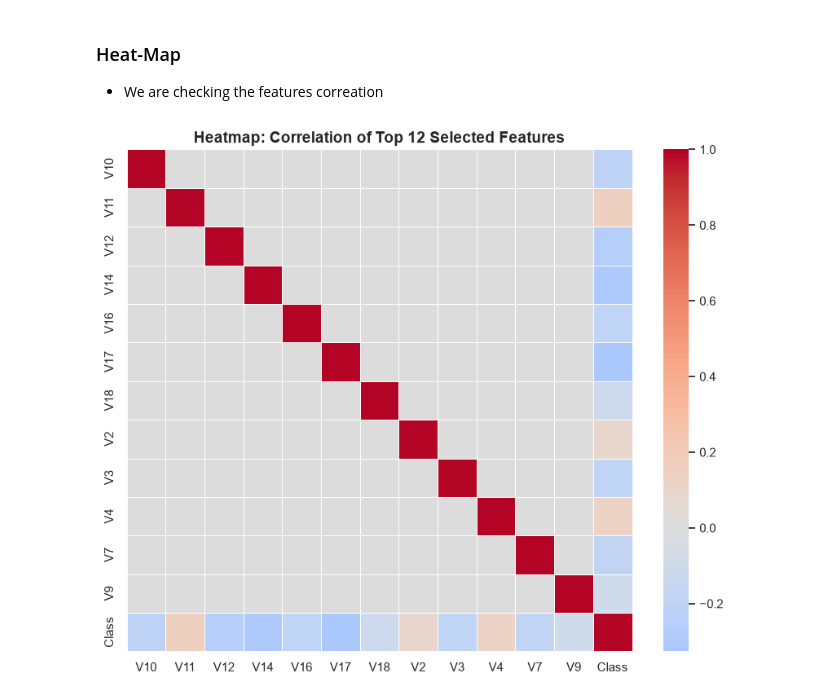
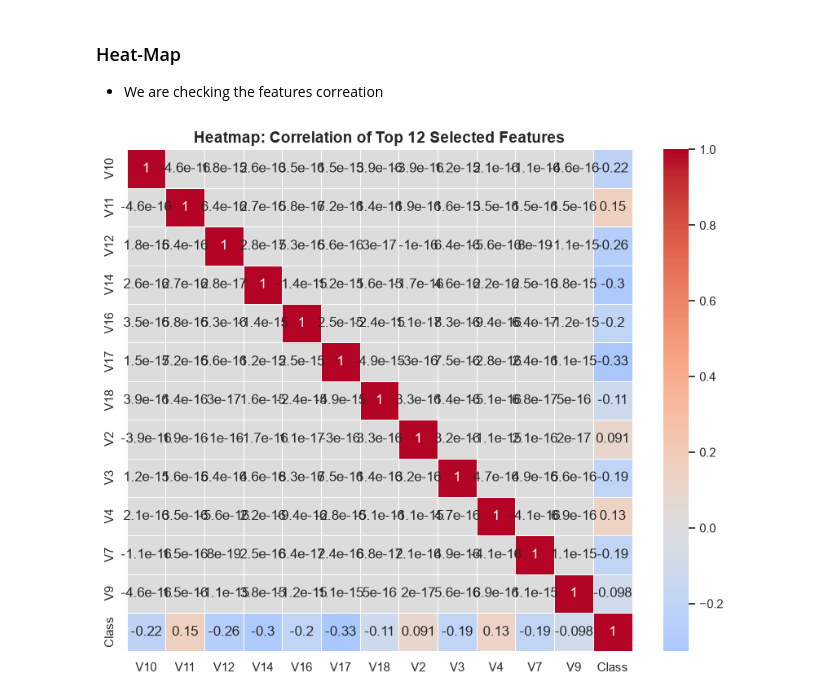
Before and after one commit to Abishek-230606/Credit-Card-Fraud-Detection-under-Severe-Class-Imbalence, a Jupyter notebook: dataset_statistics_and_feature_selection/dataset_statistics.ipynb, the cells around one changed output. Drawn from its saved outputs; the diff is of its cells as text; code cells hidden in the pictures.

Commit message:
Fix refactoring issues, correct heatmaps, and update README

```diff
--- a/dataset_statistics_and_feature_selection/dataset_statistics.ipynb
+++ b/dataset_statistics_and_feature_selection/dataset_statistics.ipynb
@@ -342,12 +342,14 @@ plt.show()
 # %%
 # 5. Heatmap (Correlation of Top 12 Features + Target)
 # These are the 12 features you locked in during your feature selection!
 final_features = ['V10', 'V11', 'V12', 'V14', 'V16', 'V17', 'V18', 'V2', 'V3', 'V4', 'V7', 'V9', 'Class']
 plt.figure(figsize=(10, 8))
 corr_matrix = df[final_features].corr()
-sns.heatmap(corr_matrix, cmap='coolwarm', center=0, annot=False, linewidths=0.5)
+sns.heatmap(corr_matrix, cmap='coolwarm', center=0, annot=True, fmt='.2f', annot_kws={'size': 10}, linewidths=0.5)
 plt.title("Heatmap: Correlation of Top 12 Selected Features", fontsize=14, fontweight='bold')
-plt.savefig("graphs_of_dataset_statistics/poster_5_heatmap.png", dpi=300, bbox_inches='tight')
+plt.savefig("graphs_of_dataset_statistics/poster_5_heatmap.png",
+            dpi=300, bbox_inches='tight')
+
 plt.show()
 # %% [output]
-[figure, old version]
+[figure, new version]
```
Also changed, not shown: parts of 1 cell of this notebook, 5 other files.
